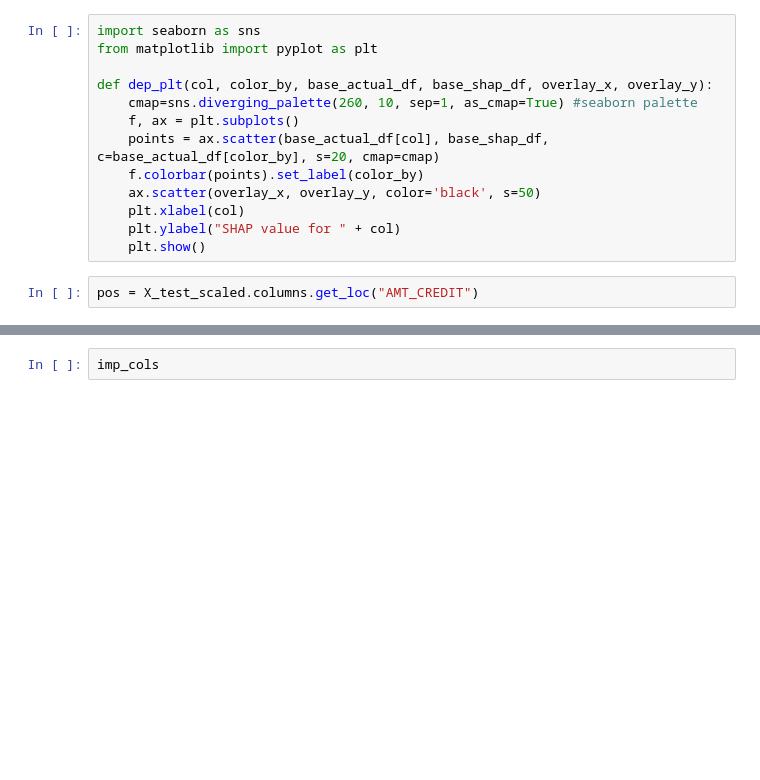
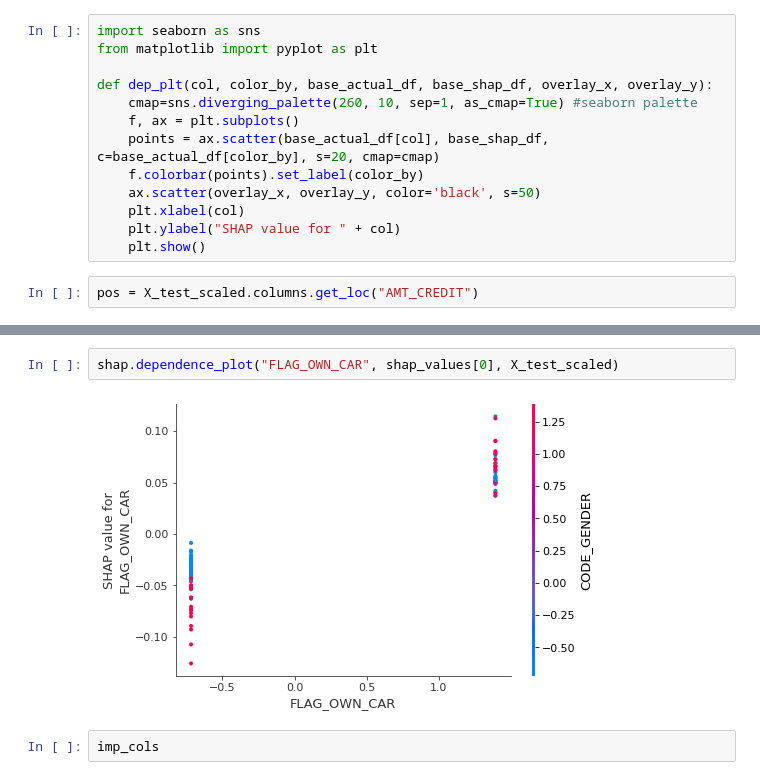
Before and after one commit to CecileLecoublet/Projet_credit, a Jupyter notebook: Dashboard/test.ipynb, the cells around one changed output, grey strips where cells are left out. Saved outputs shown, nothing was run; the diff lists cells and outputs as text; blank space fills up the shorter version.

```diff
--- a/Dashboard/test.ipynb
+++ b/Dashboard/test.ipynb
@@ -71,3 +71,7 @@ LightGBM binary classifier with TreeExplainer shap values output has changed to
+# %%
+shap.dependence_plot("FLAG_OWN_CAR", shap_values[0], X_test_scaled)
+# %% [output]
+[figure, added]
 # %%
 imp_cols
 # %% [output]
```
Also changed, not shown: parts of 1 cell of this notebook, 1 other file.
